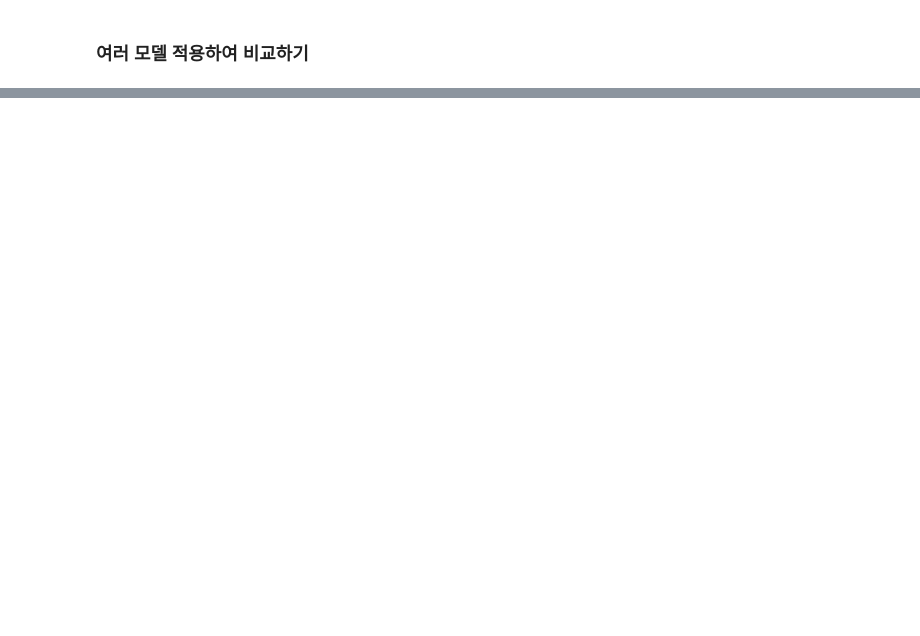
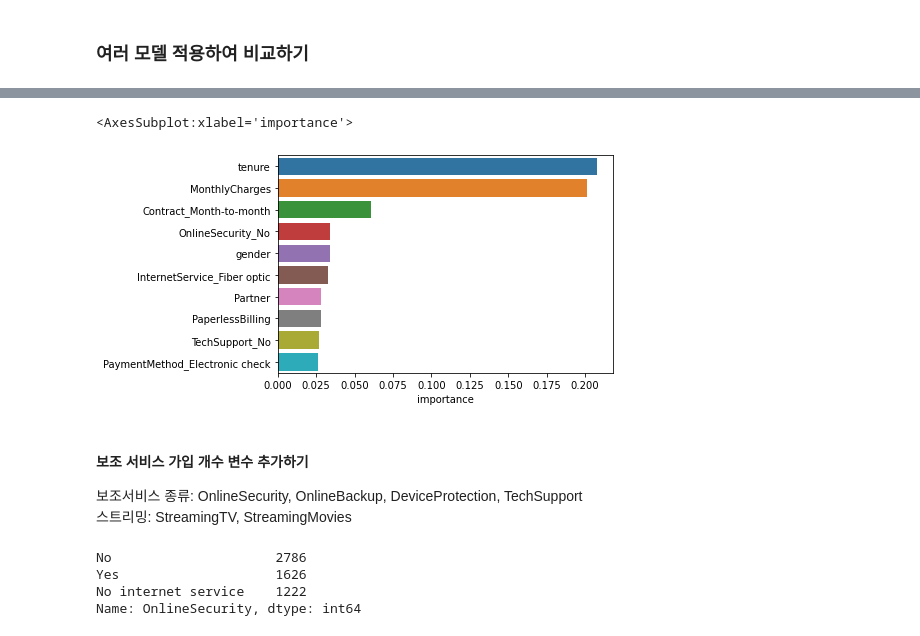
Before and after one commit to parkseonga/Kaggle_EDA, a Jupyter notebook: Practical training/Telco_Customer_Modeling.ipynb, the cells around one changed output, grey strips where cells are left out. Drawn from its saved outputs; the diff is of its cells as text; code cells hidden in the pictures; blank space fills up the shorter version.

Commit message:
Add Modeling

```diff
--- a/Practical training/Telco_Customer_Modeling.ipynb
+++ b/Practical training/Telco_Customer_Modeling.ipynb
@@ -177,6 +251,0 @@ weighted avg       0.77      0.78      0.77      5634
-# %%
-from sklearn.model_selection import GridSearchCV
-
-grid={"C":np.logspace(-3,3,7), "penalty":["l1","l2"]}# l1 lasso l2 ridge
-logreg_cv = GridSearchCV(LogisticRegression(),grid,cv=10,scoring = "recall")
-logreg_cv.fit(X_prepared, y_train)
@@ -223,13 +251,0 @@ Name: mean_test_score, dtype: float64
-# %%
-param_xgb = {'booster': ['gbtree'],
-                  'objective' : ['binary:logistic'],
-                  'eval_metric' : ['error'],
-                  'n_estimators':[100],
-                  'max_depth': [3,5,7,9],
-                  'min_child_weight':[1,3,5,7],
-                  'learning_rate' : [0.01,0.05,0.1],
-                  'scale_pos_weight':[1,3,5],
-                  'colsample_bytree':[0.5,0.7,0.9]}
-
-grid = GridSearchCV(estimator = XGBClassifier(), param_grid=param_xgb, scoring="recall", verbose=1, n_jobs=-1, cv=10)
-grid.fit(X_prepared, y_train)
@@ -245,10 +251,0 @@ Fitting 10 folds for each of 432 candidates, totalling 4320 fits
-# %%
-param_ada = {
- 'n_estimators': [50, 100],
- 'learning_rate' : [0.01,0.05,0.1,0.3,1],
- 'loss' : ['linear', 'square', 'exponential']
- }
-
-Ada_cv = RandomizedSearchCV(AdaBoostClassifier(), param_distributions = param_ada,cv=10, n_iter = 10, n_jobs=-1)
-
-Ada_cv.fit(X_prepared, y_train)
@@ -256,0 +288,4 @@ feature engineering이 필요할 것으로 예상됨.
+# %%
+feature_importances = pd.DataFrame(RandomForestClassifier().fit(X_prepared,y_train).feature_importances_,index = features,columns=['importance']).sort_values('importance',ascending=False)
+feature_importances = feature_importances.head(10)
+feature_importances
@@ -256,0 +304,16 @@ feature engineering이 필요할 것으로 예상됨.
+# %%
+sns.barplot(feature_importances["importance"],feature_importances.index)
+# %% [output]
+<AxesSubplot:xlabel='importance'>
+[figure, added]
+# %% [markdown]
+#### 보조 서비스 가입 개수 변수 추가하기
+보조서비스 종류: OnlineSecurity, OnlineBackup, DeviceProtection, TechSupport
+스트리밍: StreamingTV, StreamingMovies
+# %%
+data_train["OnlineSecurity"].value_counts()
+# %% [output]
+No                     2786
+Yes                    1626
+No internet service    1222
+Name: OnlineSecurity, dtype: int64
```
Also changed, not shown: parts of 96 cells of this notebook.
